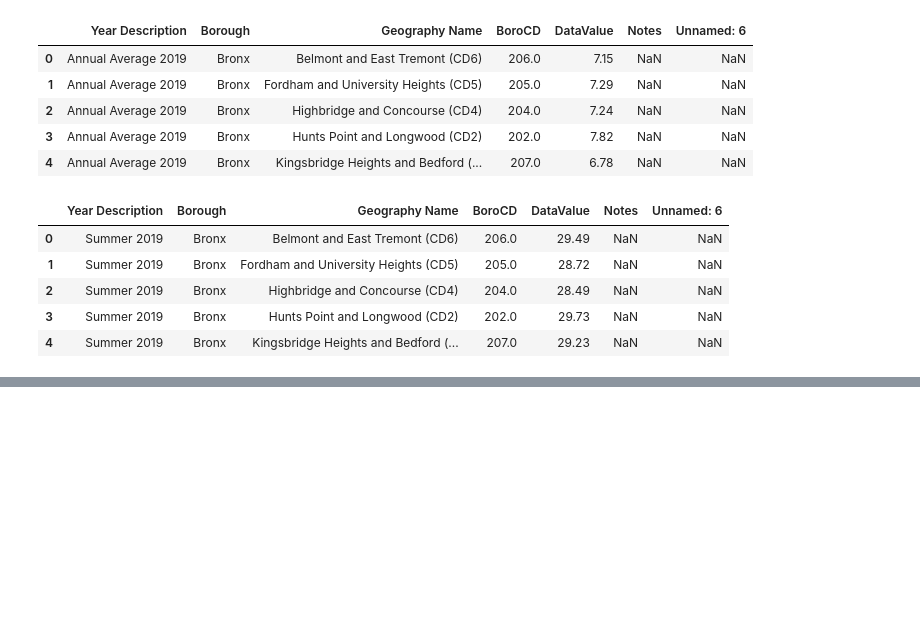
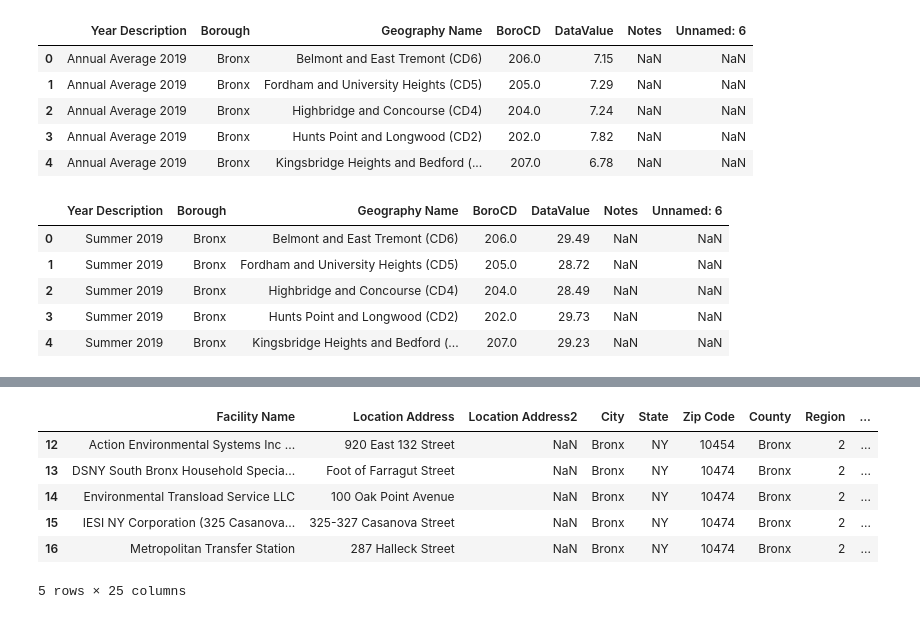
Before and after one commit to ana-lam/expenv-ent, a Jupyter notebook: data/data_wrangling.ipynb, the cells around one changed output, grey strips where cells are left out. Drawn from its saved outputs; the diff is of its cells as text; code cells hidden in the pictures; blank space fills up the shorter version.

```diff
--- a/data/data_wrangling.ipynb
+++ b/data/data_wrangling.ipynb
@@ -35,3 +36,9 @@ pdf.head()
 # %%
 joined_gdf = gdf.merge(pdf, on="BoroCD")
 joined_gdf.to_file("ozone.geojson", driver="GeoJSON")
+# %%
+pdf = pandas.read_csv("transfer_stations_solidwaste.csv")
+city = ["Manhattan", "Bronx", "Brooklyn", "Staten Island", "New York", "Queens"]
+pdf = pdf[pdf['City'].isin(city)]
+pdf["Address"] = pdf["Location Address"] + "," + pdf["City"] + "," + pdf["Zip Code"] + "," + pdf["City"]
+pdf.to_csv("transfer_stations_solidwaste.csv")
@@ -37,0 +66,10 @@ joined_gdf.to_file("ozone.geojson", driver="GeoJSON")
+# %%
+pdf.head()
+# %% [output]
+|  | Facility Name | Location Address | Location Address2 | City | State | Zip Code | County | Region | ... |
+| 12 | Action Environmental Systems Inc ... | 920 East 132 Street | NaN | Bronx | NY | 10454 | Bronx | 2 | ... |
+| 13 | DSNY South Bronx Household Specia... | Foot of Farragut Street | NaN | Bronx | NY | 10474 | Bronx | 2 | ... |
+| 14 | Environmental Transload Service LLC | 100 Oak Point Avenue | NaN | Bronx | NY | 10474 | Bronx | 2 | ... |
+| 15 | IESI NY Corporation (325 Casanova... | 325-327 Casanova Street | NaN | Bronx | NY | 10474 | Bronx | 2 | ... |
+| 16 | Metropolitan Transfer Station | 287 Halleck Street | NaN | Bronx | NY | 10474 | Bronx | 2 | ... |
+5 rows × 25 columns
```
Also changed, not shown: parts of 3 cells of this notebook, 7 other files.
